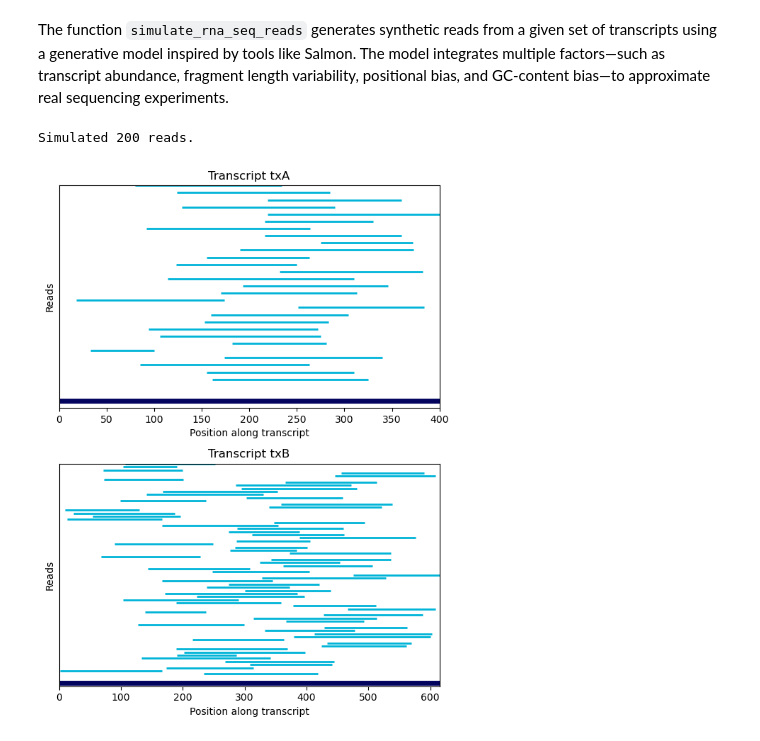
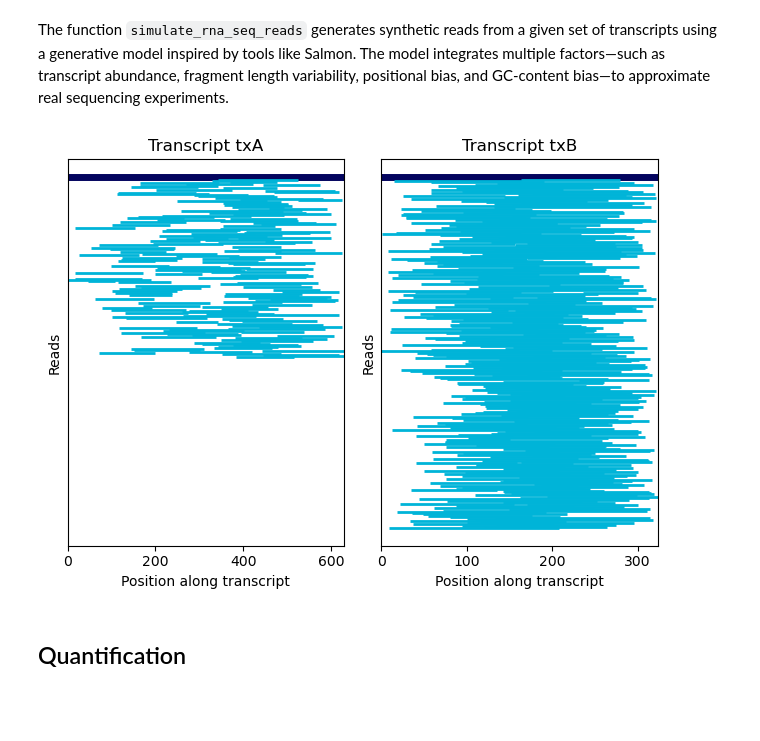
Before and after one commit to oasci/pitt-biosc1540-2025s, a Jupyter notebook: content/lectures/07B/salmon.ipynb, the cells around one changed output. Drawn from its saved outputs; the diff is of its cells as text; code cells hidden in the pictures; blank space fills up the shorter version.

```diff
--- a/content/lectures/07B/salmon.ipynb
+++ b/content/lectures/07B/salmon.ipynb
@@ -62,7 +242,8 @@ The model integrates multiple factors—such as transcript abundance, fragment l
 # %%
 import numpy as np
 
-def simulate_rna_seq_reads(
+
+def simulate_rna_seq_reads_with_biases(
     transcripts: dict[str, str],
     alpha: list[int],
     num_reads: int = 10_000,
@@ -221,19 +337,16 @@ def plot_read_positions(transcripts, simulated_reads):
-# %%
-# initial transcript proportions
-alpha_demo = [0.3, 0.7]
-
-simulated_reads = simulate_rna_seq_reads(
-    transcripts_demo,
-    alpha_demo,
-    num_reads=200,
-    frag_len_dist=frag_len_dist_example,
-    pos_bias=positional_bias_example,
-    gc_bias=gc_bias_example,
-)
-print("Simulated {} reads.".format(len(simulated_reads)))
-
-fig = plot_read_positions(transcripts_demo, simulated_reads)
-plt.show()
-# %% [output]
-Simulated 200 reads.
-[figure, removed]
+# %%
+simulated_reads_with_biases = simulate_rna_seq_reads_with_biases(
+    transcriptome,
+    alphas,
+    num_reads=500,
+    frag_len_dist=frag_len_dist,
+    pos_bias=positional_bias_example,
+    gc_bias=gc_bias_example,
+)
+# %%
+fig = plot_read_positions(transcriptome, simulated_reads_with_biases)
+plt.show()
+# %% [output]
+[figure, added]
+# %% [markdown]
+## Quantification
```
Also changed, not shown: parts of 28 cells of this notebook.
